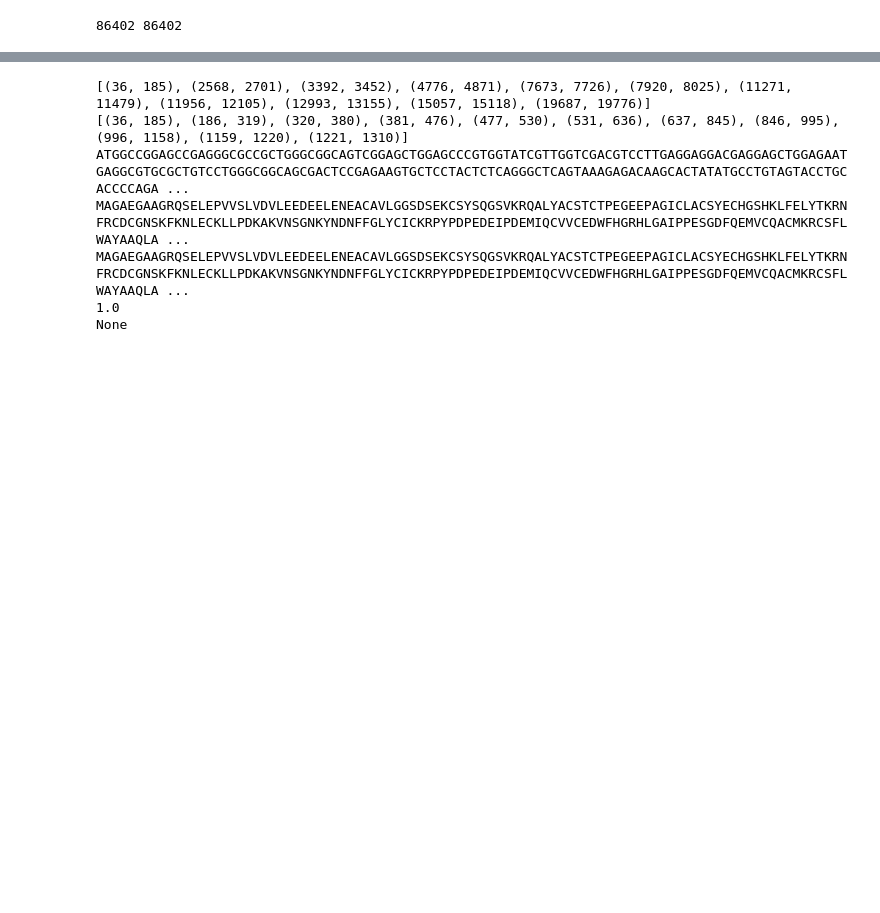
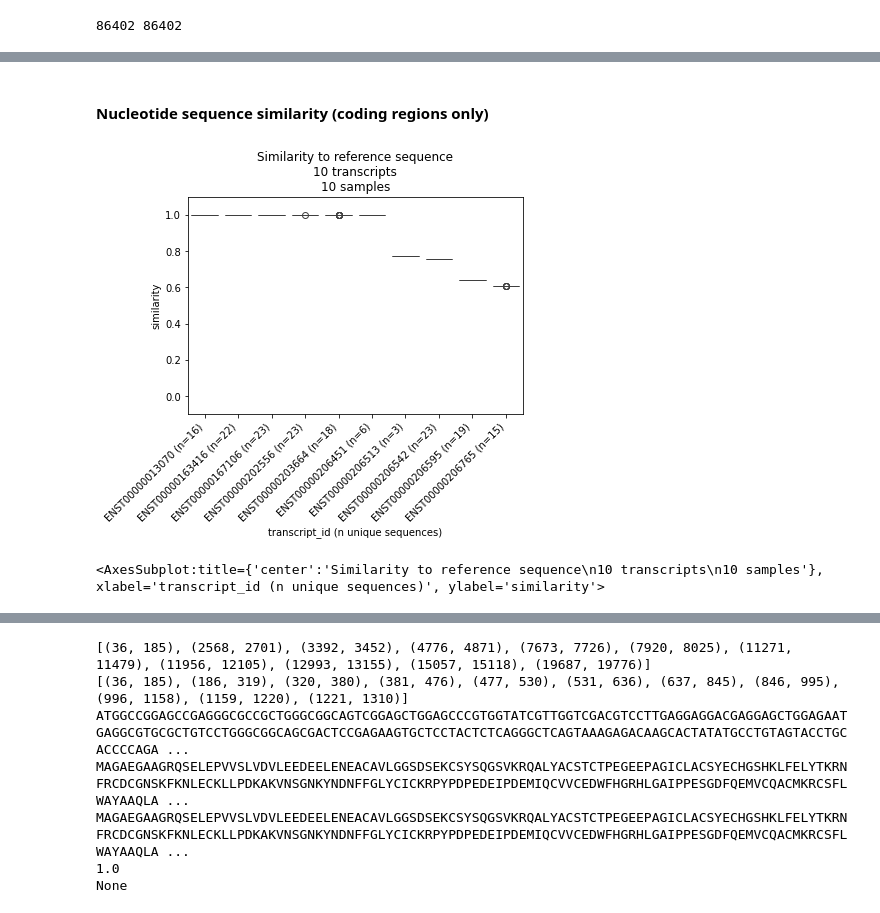
Before and after one commit to bschilder/VEP_protein, a Jupyter notebook: code/1KG.ipynb, the cells around one changed output, grey strips where cells are left out. Drawn from its saved outputs; the diff is of its cells as text; code cells hidden in the pictures; blank space fills up the shorter version.

```diff
--- a/code/1KG.ipynb
+++ b/code/1KG.ipynb
@@ -67,0 +64,8 @@ fig.show()
+# %% [markdown]
+#### Nucleotide sequence similarity (coding regions only)
+# %%
+nuc_subset_similarity_df = get_sequence_similarity(results_all, seq_type="nuc_subset")
+plot_sequence_similarity(nuc_subset_similarity_df, interact=False)
+# %% [output]
+[figure, added]
+<AxesSubplot:title={'center':'Similarity to reference sequence\n10 transcripts\n10 samples'}, xlabel='transcript_id (n unique sequences)', ylabel='similarity'>
```
Also changed, not shown: parts of 14 cells of this notebook, 2 other files.
